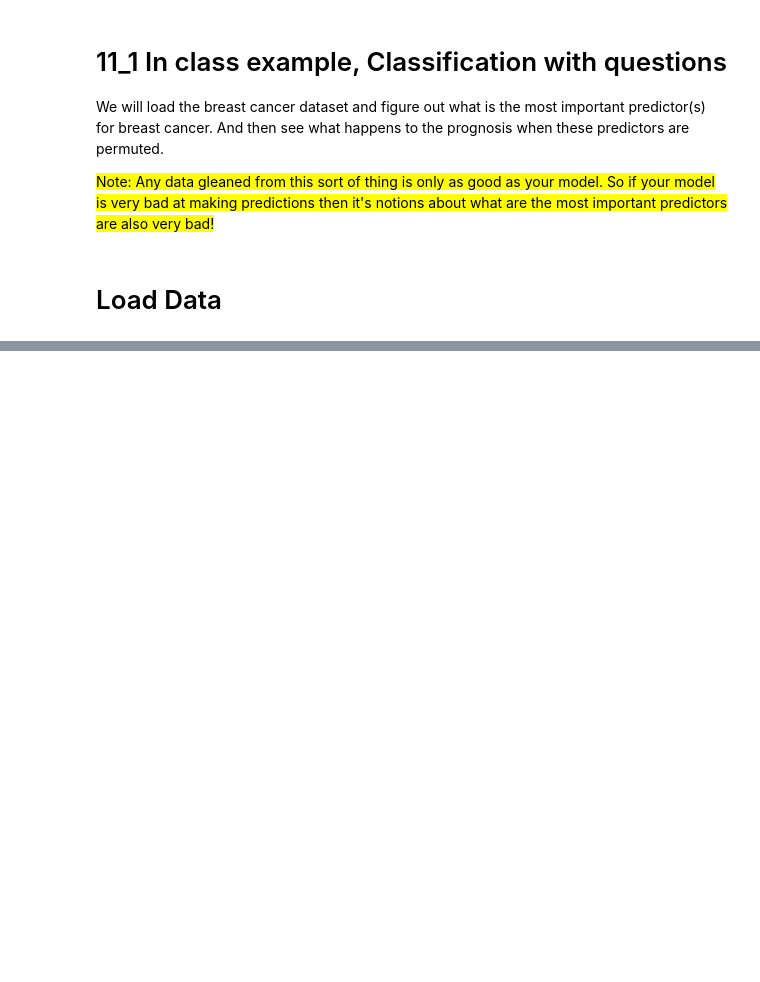
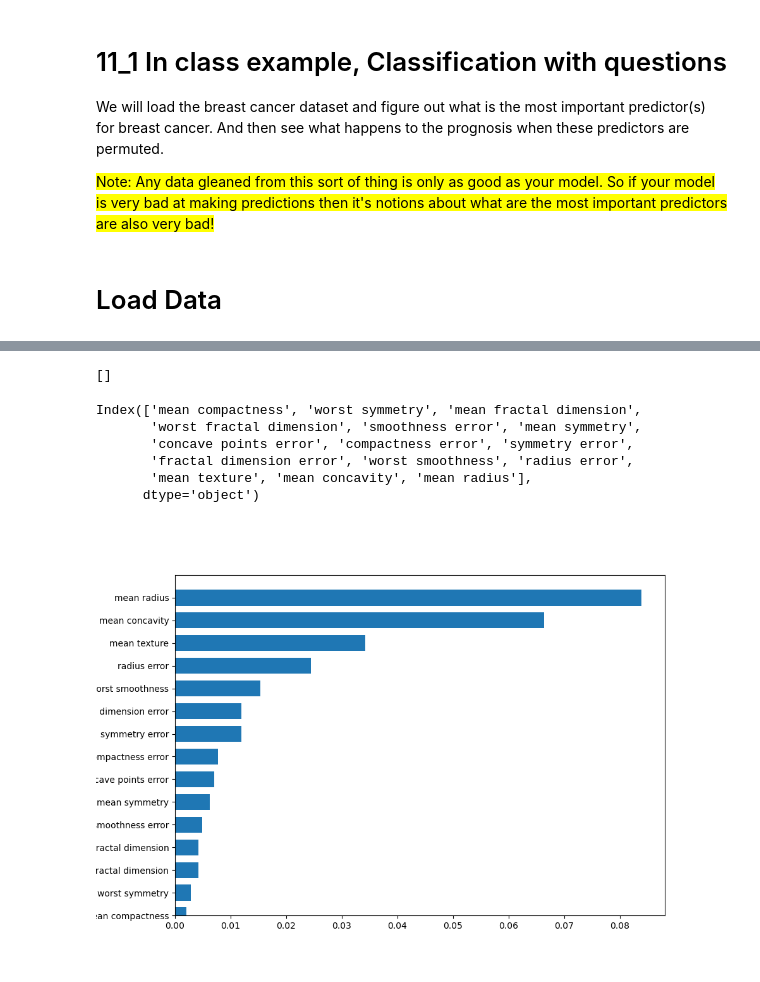
Before and after one commit to CNUClasses/DATA301_CODE, a Jupyter notebook: week_11/11_1_BreastCancer_Classification_questions-INCLASS.ipynb, the cells around one changed output, grey strips where cells are left out. Drawn from its saved outputs; the diff is of its cells as text; code cells hidden in the pictures; blank space fills up the shorter version.

```diff
--- a/week_11/11_1_BreastCancer_Classification_questions-INCLASS.ipynb
+++ b/week_11/11_1_BreastCancer_Classification_questions-INCLASS.ipynb
@@ -29,0 +144,4 @@ y=pd.Series(data['target'])
+# %%
+%%time
+result = permutation_importance(clf, X_test, y_test, n_repeats=10, random_state=42,  scoring='accuracy')
+forest_importances = pd.Series(result.importances_mean, index=X_test.columns)
@@ -29,0 +151,6 @@ y=pd.Series(data['target'])
+# %%
+#do we want to drop all the columns that permutation importance say are unimportant?
+to_drop=[forest_importances.index[i] for i,val in enumerate(forest_importances) if val <=0]
+to_drop
+# %% [output]
+[]
@@ -29,0 +160,21 @@ y=pd.Series(data['target'])
+# %%
+forest_importances.index
+# %% [output]
+Index(['mean compactness', 'worst symmetry', 'mean fractal dimension',
+       'worst fractal dimension', 'smoothness error', 'mean symmetry',
+       'concave points error', 'compactness error', 'symmetry error',
+       'fractal dimension error', 'worst smoothness', 'radius error',
+       'mean texture', 'mean concavity', 'mean radius'],
+      dtype='object')
+# %%
+#plot em
+forest_importances = forest_importances.sort_values(ascending=True)
+tree_indices = forest_importances.index
+
+fig, ax = plt.subplots(figsize=(10,7))
+_=ax.barh(tree_indices, forest_importances, height=0.7)
+_=ax.set_yticks(tree_indices)
+_=ax.set_yticklabels(tree_indices)
+_=ax.set_ylim((0, len(tree_indices)))
+# %% [output]
+[figure, added]
```
Also changed, not shown: parts of 26 cells of this notebook, 1 other file.
